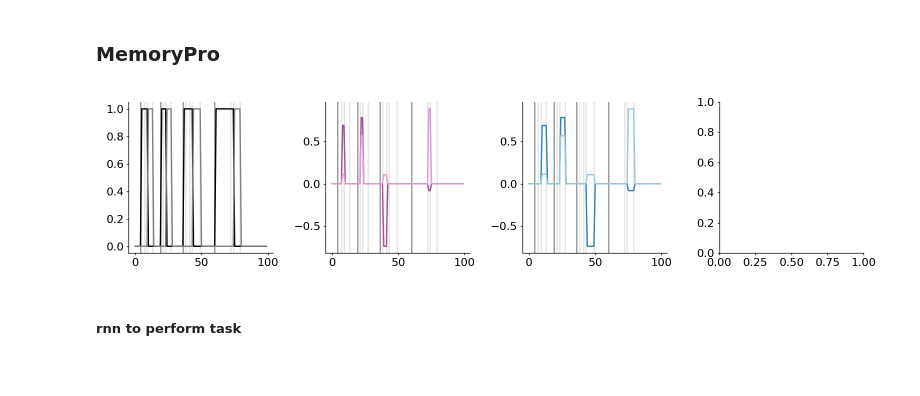
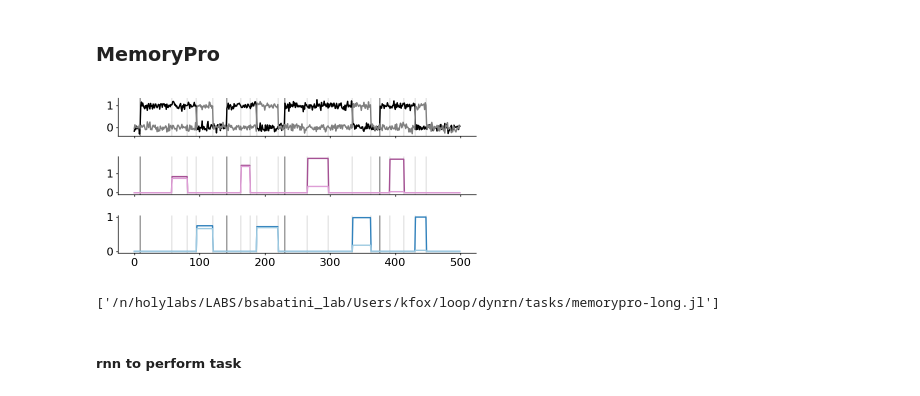
Before and after one commit to kaijfox/loop-dynamical-rnns, a Jupyter notebook: notebooks/24-07-17_driscoll-rnns.ipynb, the cells around one changed output. Drawn from its saved outputs; the diff is of its cells as text; code cells hidden in the pictures.

```diff
--- a/notebooks/24-07-17_driscoll-rnns.ipynb
+++ b/notebooks/24-07-17_driscoll-rnns.ipynb
@@ -36,29 +38,50 @@ cuda
 # %% [markdown]
 ### MemoryPro
 # %%
-x, y, periods = DriscollTasks.memorypro(n_sessions=70, memory =  ExpMin(1, 0), angle = Uniform(0, 3.14), session_length=100)
+task_kws = dict(
+    iti=itiexp(6, 10),
+    context=itiexp(6, 10),
+    stim=itiexp(6, 10),
+    memory=itiexp(6, 10),
+    response=itiexp(6, 10),
+    magnitude=uniform(1, 1),
+    angle=uniform(0, 0.78),
+    angle_noise=norm(0, 0.),
+    flag_noise=norm(0, 0.1),
+)
+
+x, y, periods = DriscollTasks.memorypro(
+    session_length=500,
+    n_sessions=70,
+    **task_kws
+)
 x = th.tensor(x, dtype=th.float32)
 y = th.tensor(y, dtype=th.float32)
 
-icolors = [getc('k'), getc('grey'), t20('b:17'), t20('b:19')]
-ocolors = [t20('c:0'), t20('c:2')]
+icolors = [getc("k"), getc("grey"), t20("b:17"), t20("b:19")]
+ocolors = [t20("c:0"), t20("c:2")]
 # %%
-fig, ax = plt.subplots(1, 4, figsize=(8, 2))
+fig, ax = plt.subplots(3, 1, figsize=(4, 2), sharex = True)
 
 session = 2
 ax[0].plot(x.numpy()[session, :, 0], color = icolors[0])
 ax[0].plot(x.numpy()[session, :, 1], color = icolors[1])
 ax[1].plot(x.numpy()[session, :, 2], color = icolors[2])
 ax[1].plot(x.numpy()[session, :, 3], color = icolors[3])
 ax[2].plot(y.numpy()[session, :, 0], color = ocolors[0])
 ax[2].plot(y.numpy()[session, :, 1], color = ocolors[1])
 for t in np.where(np.diff(periods[session]) != 0)[0]:
     for a in ax[[0, 1, 2]]:
         a.axvline(t, color='.6' if periods[session, t] == 0 else '.9', lw = 1, zorder = -1)
 
 plotter.finalize(fig, None)
 # %% [output]
-[figure, old version]
+[figure, new version]
+# %%
+out_dir = Path("/n/holylabs/LABS/bsabatini_lab/Users/kfox/loop/dynrn/tasks")
+jl.dump(task_kws, out_dir / 'memorypro-long.jl')
+# %% [output]
+['/n/holylabs/LABS/bsabatini_lab/Users/kfox/loop/dynrn/tasks/memorypro-long.jl']
 # %% [markdown]
 ##### rnn to perform task
 # %%
```
Also changed, not shown: parts of 32 cells of this notebook, 3 other files.
